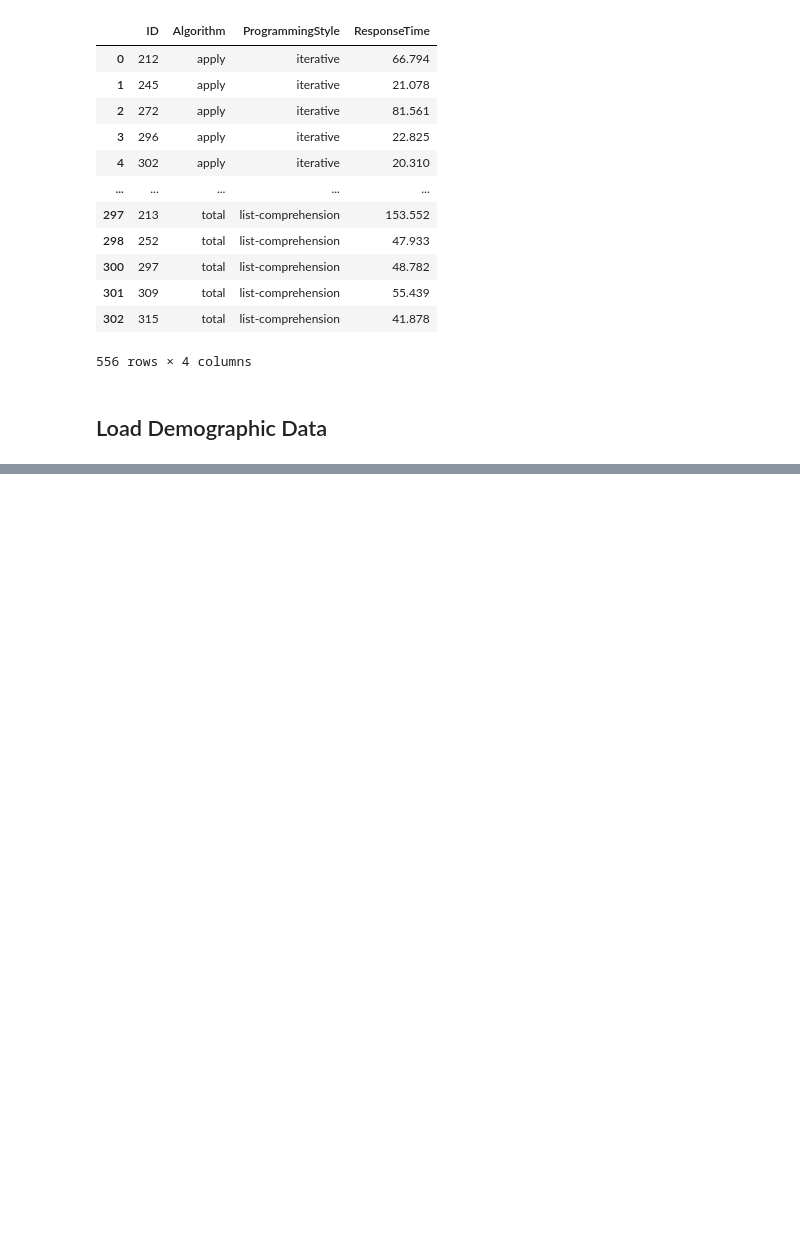
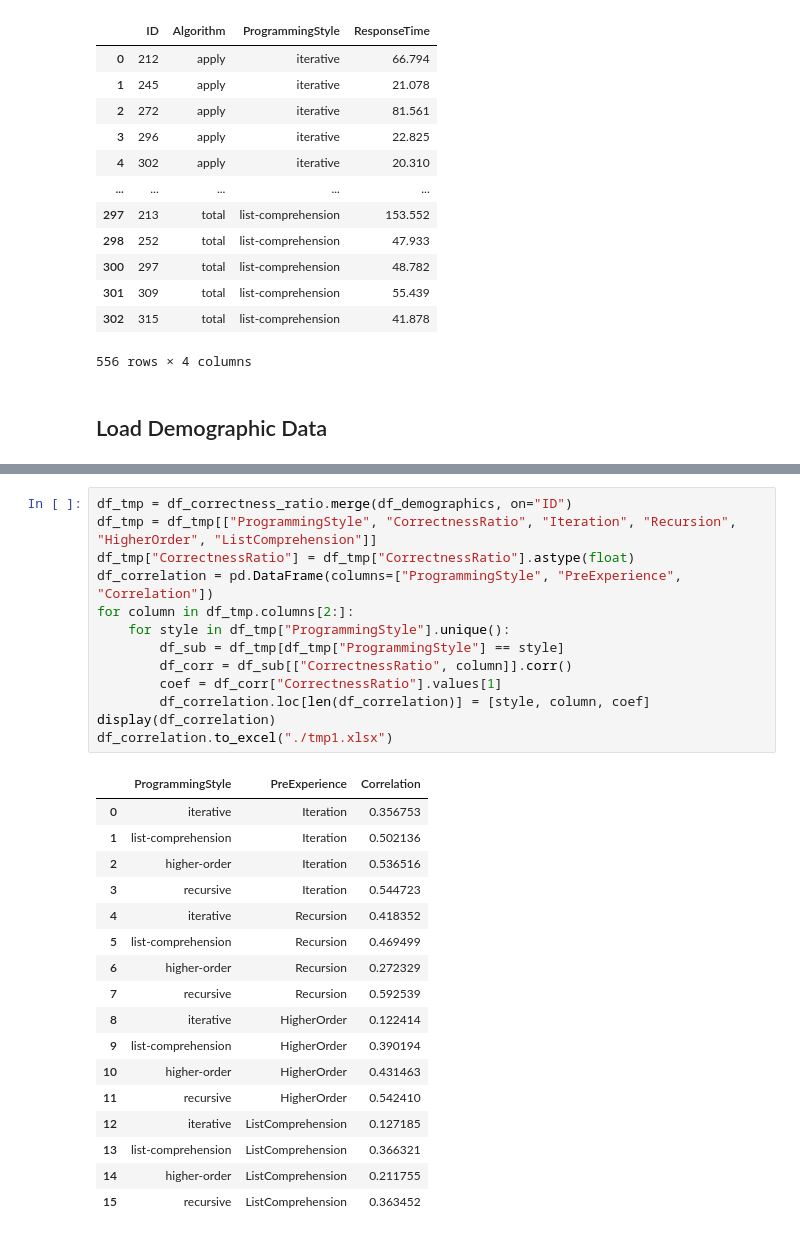
Before and after one commit to Sonaion/bachelor-arbeit, a Jupyter notebook: DataEvaluation/RQ01_02_Behavioral_Correlations.ipynb, the cells around one changed output, grey strips where cells are left out. Cells and saved outputs as stored; diff of their text form; blank space fills up the shorter version.

```diff
--- a/DataEvaluation/RQ01_02_Behavioral_Correlations.ipynb
+++ b/DataEvaluation/RQ01_02_Behavioral_Correlations.ipynb
@@ -156,0 +143,31 @@ df_response_time
+# %%
+df_tmp = df_correctness_ratio.merge(df_demographics, on="ID")
+df_tmp = df_tmp[["ProgrammingStyle", "CorrectnessRatio", "Iteration", "Recursion", "HigherOrder", "ListComprehension"]]
+df_tmp["CorrectnessRatio"] = df_tmp["CorrectnessRatio"].astype(float)
+df_correlation = pd.DataFrame(columns=["ProgrammingStyle", "PreExperience", "Correlation"])
+for column in df_tmp.columns[2:]:
+    for style in df_tmp["ProgrammingStyle"].unique():
+        df_sub = df_tmp[df_tmp["ProgrammingStyle"] == style]
+        df_corr = df_sub[["CorrectnessRatio", column]].corr()
+        coef = df_corr["CorrectnessRatio"].values[1]
+        df_correlation.loc[len(df_correlation)] = [style, column, coef]
+display(df_correlation)
+df_correlation.to_excel("./tmp1.xlsx")
+# %% [output]
+|  | ProgrammingStyle | PreExperience | Correlation |
+| 0 | iterative | Iteration | 0.356753 |
+| 1 | list-comprehension | Iteration | 0.502136 |
+| 2 | higher-order | Iteration | 0.536516 |
+| 3 | recursive | Iteration | 0.544723 |
+| 4 | iterative | Recursion | 0.418352 |
+| 5 | list-comprehension | Recursion | 0.469499 |
+| 6 | higher-order | Recursion | 0.272329 |
+| 7 | recursive | Recursion | 0.592539 |
+| 8 | iterative | HigherOrder | 0.122414 |
+| 9 | list-comprehension | HigherOrder | 0.390194 |
+| 10 | higher-order | HigherOrder | 0.431463 |
+| 11 | recursive | HigherOrder | 0.542410 |
+| 12 | iterative | ListComprehension | 0.127185 |
+| 13 | list-comprehension | ListComprehension | 0.366321 |
+| 14 | higher-order | ListComprehension | 0.211755 |
+| 15 | recursive | ListComprehension | 0.363452 |
```
Also changed, not shown: parts of 6 cells of this notebook, 13 other files.
